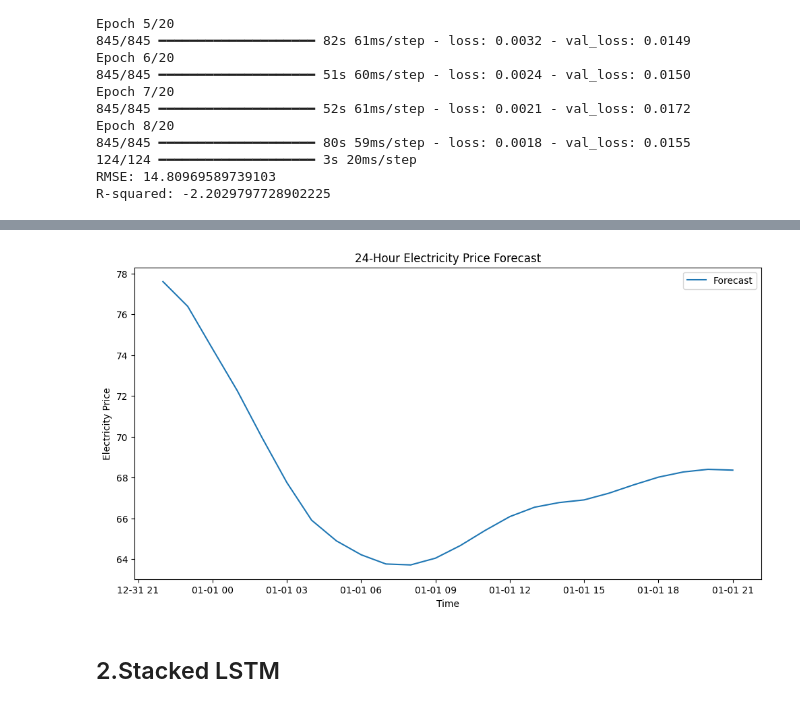
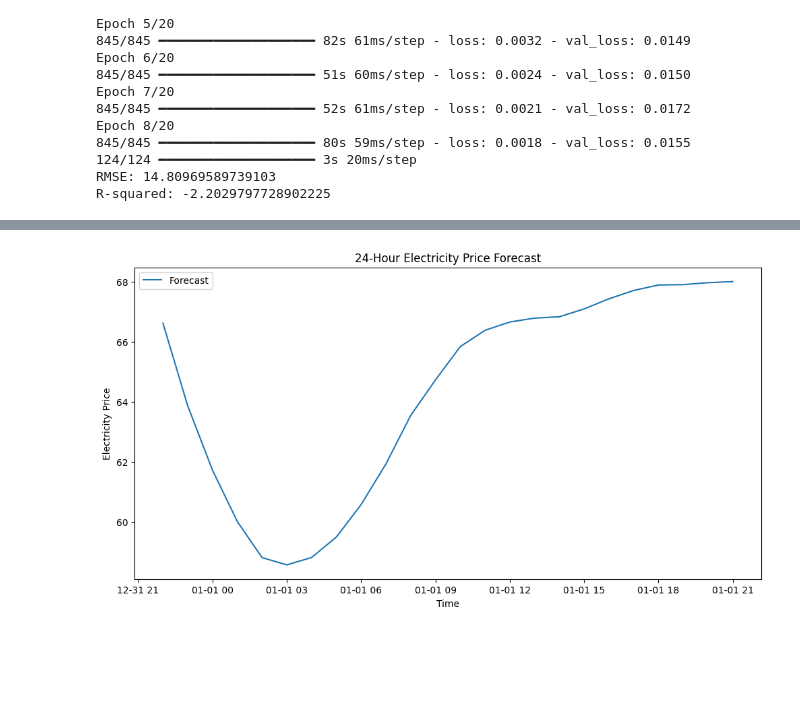
Before and after one commit to chaitanya-949/forecasting-electricity-prices, a Jupyter notebook: assignment.ipynb, the cells around one changed output, grey strips where cells are left out. Cells and saved outputs as stored; diff of their text form; code cells hidden in the pictures; blank space fills up the shorter version.

```diff
--- a/assignment.ipynb
+++ b/assignment.ipynb
@@ -648,11 +647,8 @@ Epoch 8/20
 RMSE: 14.80969589739103
 R-squared: -2.2029797728902225
 # %%
-
-
 # Get the last  hours of data from the test set
-last_hours = x_test_multi[-100:]
-
+last_hours = x_test_multi[-50:]
 # Create an empty list to store the forecasted values
 forecasted_values = []
 
@@ -704,3 +700 @@ plt.show()
-[figure, old version]
+[figure, new version]
-# %% [markdown]
-## 2.Stacked LSTM
```
Also changed, not shown: parts of 3 cells of this notebook.
